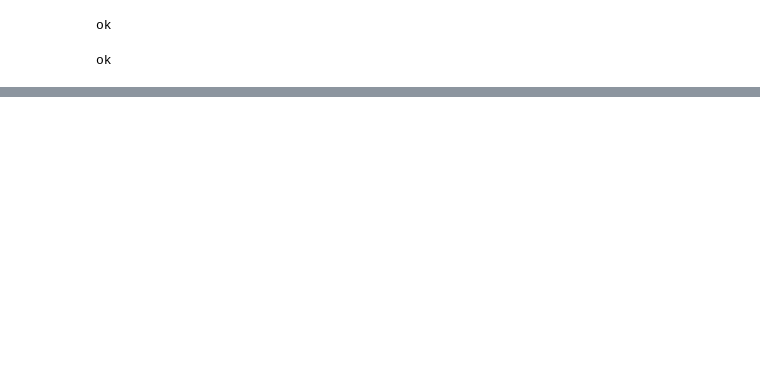
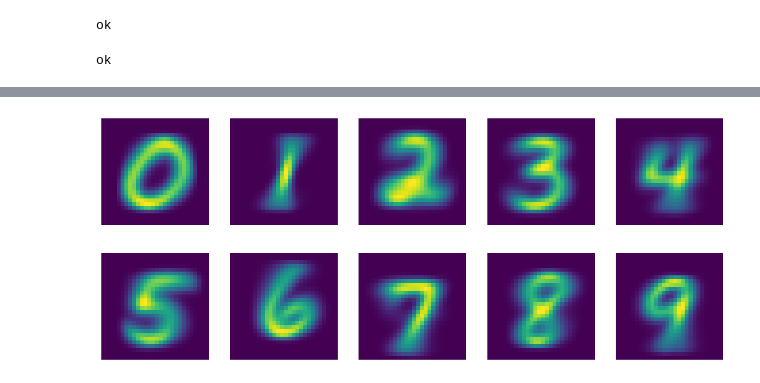
Before and after one commit to johnshaughnessy/digits, a Jupyter notebook: main.ipynb, the cells around one changed output, grey strips where cells are left out. Cells and saved outputs as stored; diff of their text form; code cells hidden in the pictures; blank space fills up the shorter version.

```diff
--- a/main.ipynb
+++ b/main.ipynb
@@ -23,0 +53,10 @@ base="~/src/digits/data/")
+# %%
+def stack(dir):
+    return torch.stack([tensor(Image.open(f)) for f in dir.ls()]).float()/255
+
+stacks = [stack(dir) for dir in (path/'training').ls().sorted()]
+means = [s.mean(0) for s in stacks]
+# %%
+show_images(means, nrows=2)
+# %% [output]
+[figure, added]
```
Also changed, not shown: parts of 6 cells of this notebook.
